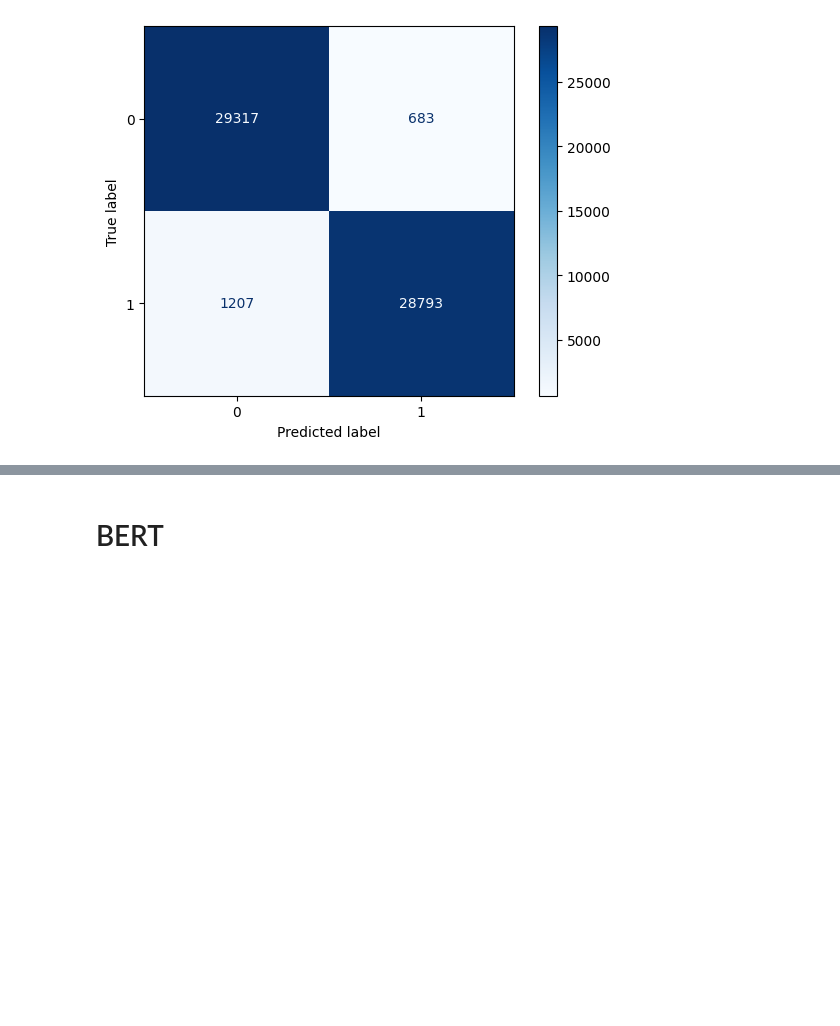
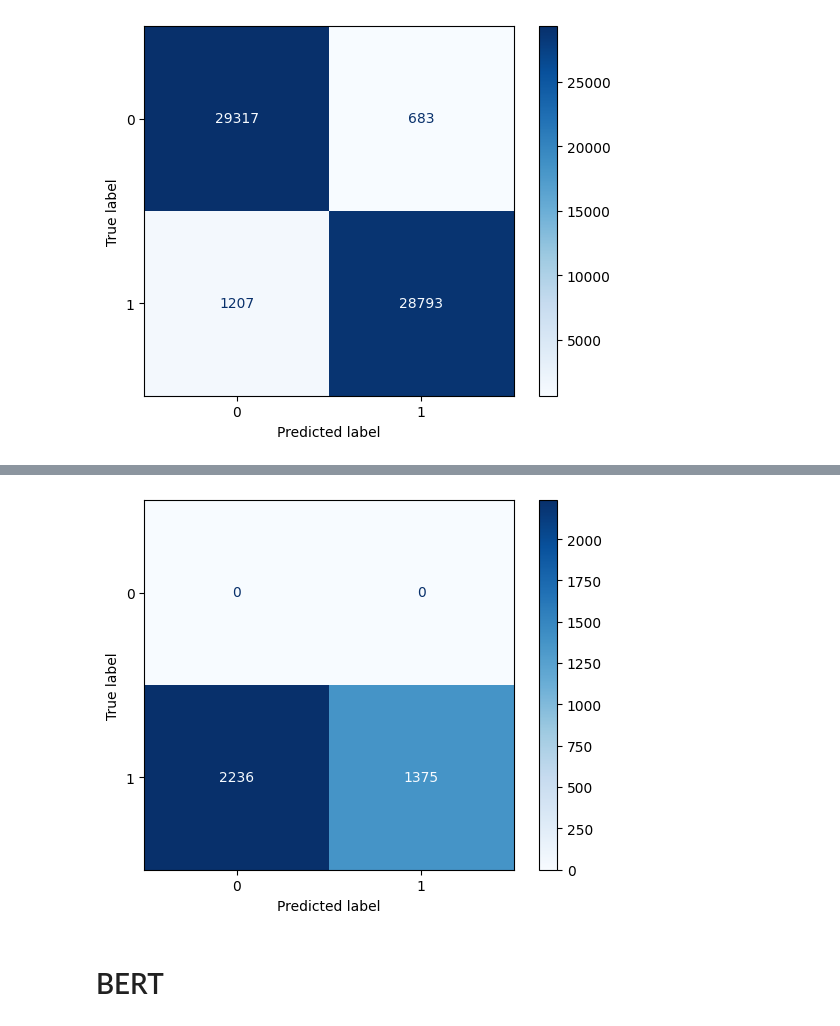
Before and after one commit to mariafain/masters-thesis, a Jupyter notebook: playground.ipynb, the cells around one changed output, grey strips where cells are left out. Cells and saved outputs as stored; diff of their text form; code cells hidden in the pictures; blank space fills up the shorter version.

```diff
--- a/playground.ipynb
+++ b/playground.ipynb
@@ -471,0 +625,19 @@ plt.show()
+# %%
+def clean_texts(texts):
+    preprocessed_texts = []
+    for text in texts:
+        preprocessed_texts.append(clean_text(text))
+
+    return [' '.join(text) for text in preprocessed_texts]
+# %%
+def bilstm_predict_on_texts(model, texts):
+    texts = clean_texts(texts)
+
+    sequences = tokenizer.texts_to_sequences(texts)
+
+    padded_sequences = pad_sequences(sequences, maxlen=164, truncating='post')
+
+    predictions = model.predict(padded_sequences)
+    return np.where(predictions.max(axis=-1) > 0.5, 1, 0)
+# %%
+predictions = bilstm_predict_on_texts(bilstm_model.model, df_extras['text'])
@@ -472,3 +659,10 @@ plt.show()
+# %%
+cm = confusion_matrix(np.array(df_extras['generated']), predictions.flatten())
+disp = ConfusionMatrixDisplay(confusion_matrix=cm)
+disp.plot(cmap=plt.cm.Blues)
+plt.show()
+# %% [output]
+[figure, added]
 # %% [markdown]
 # BERT
 # %%
```
Also changed, not shown: parts of 44 cells of this notebook, 8 other files.
